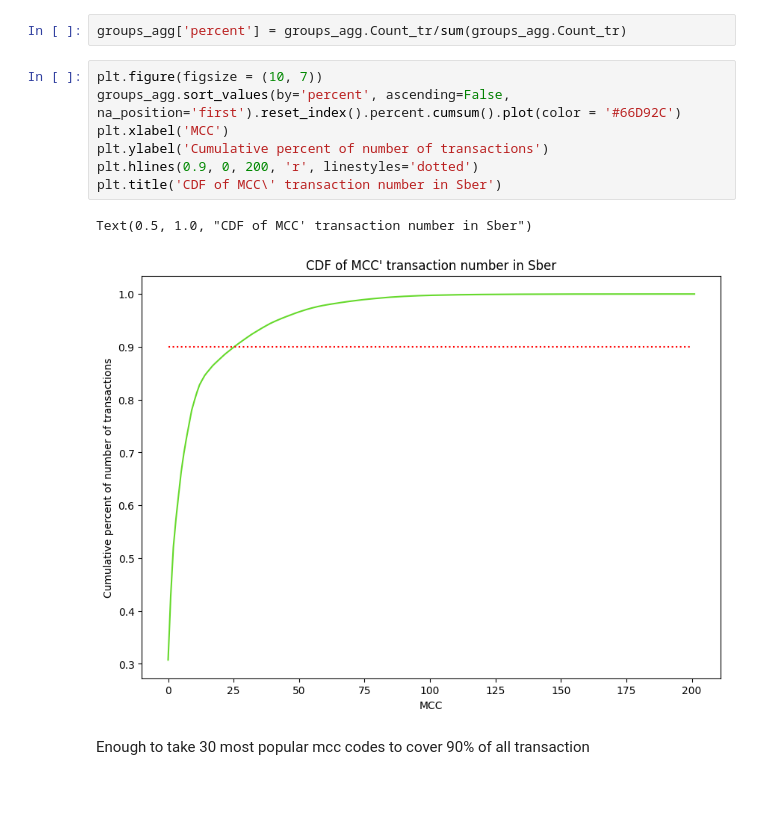
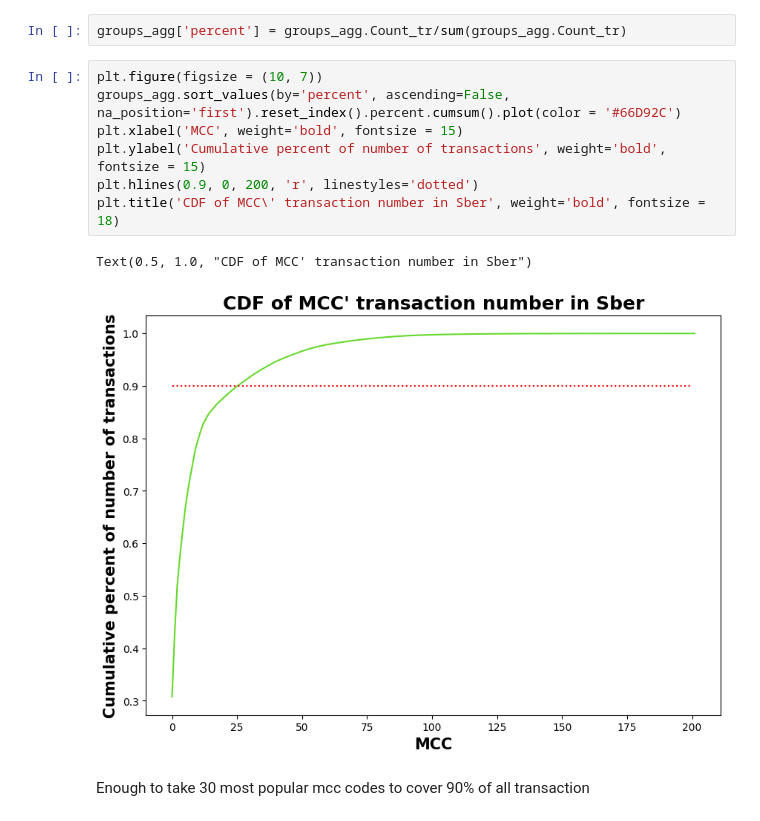
Before and after one commit to Matteus1904/GPT-like_approach_for_event_sequences, a Jupyter notebook: sber_notebook.ipynb, the cells around one changed output. Saved outputs shown, nothing was run; the diff lists cells and outputs as text; blank space fills up the shorter version.

```diff
--- a/sber_notebook.ipynb
+++ b/sber_notebook.ipynb
@@ -80,13 +80,13 @@ groups_agg['percent'] = groups_agg.Count_tr/sum(groups_agg.Count_tr)
 # %%
 plt.figure(figsize = (10, 7))
 groups_agg.sort_values(by='percent', ascending=False, na_position='first').reset_index().percent.cumsum().plot(color = '#66D92C')
-plt.xlabel('MCC')
-plt.ylabel('Cumulative percent of number of transactions')
+plt.xlabel('MCC', weight='bold', fontsize = 15)
+plt.ylabel('Cumulative percent of number of transactions', weight='bold', fontsize = 15)
 plt.hlines(0.9, 0, 200, 'r', linestyles='dotted')
-plt.title('CDF of MCC\' transaction number in Sber')
+plt.title('CDF of MCC\' transaction number in Sber', weight='bold', fontsize = 18)
 # %% [output]
 Text(0.5, 1.0, "CDF of MCC' transaction number in Sber")
-[figure, old version]
+[figure, new version]
 # %% [markdown]
 Enough to take 30 most popular mcc codes to cover 90% of all transaction
 # %%
```
Also changed, not shown: parts of 5 cells of this notebook.
